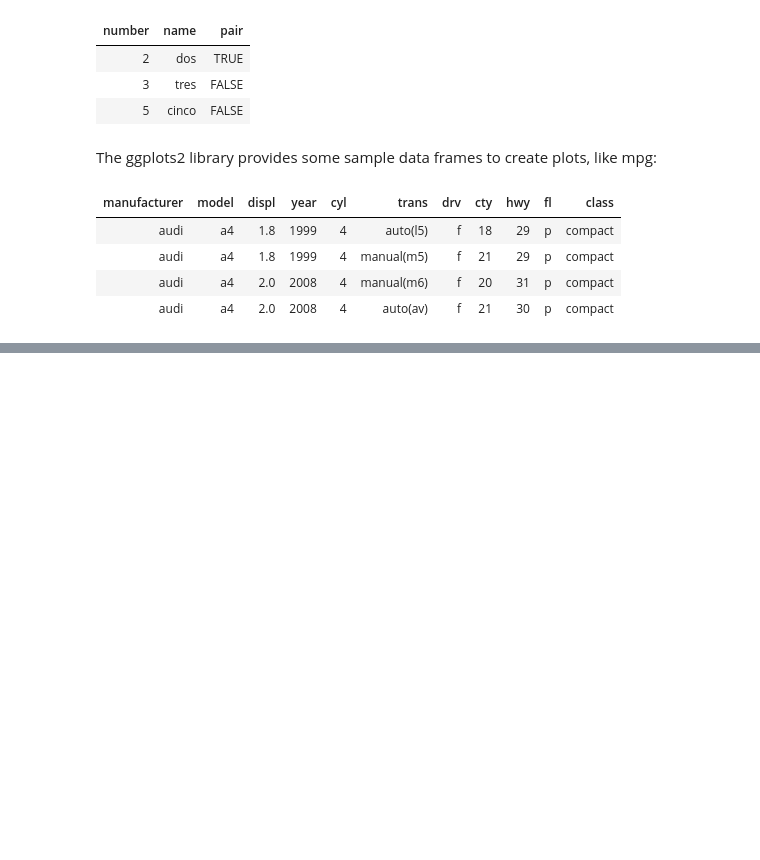
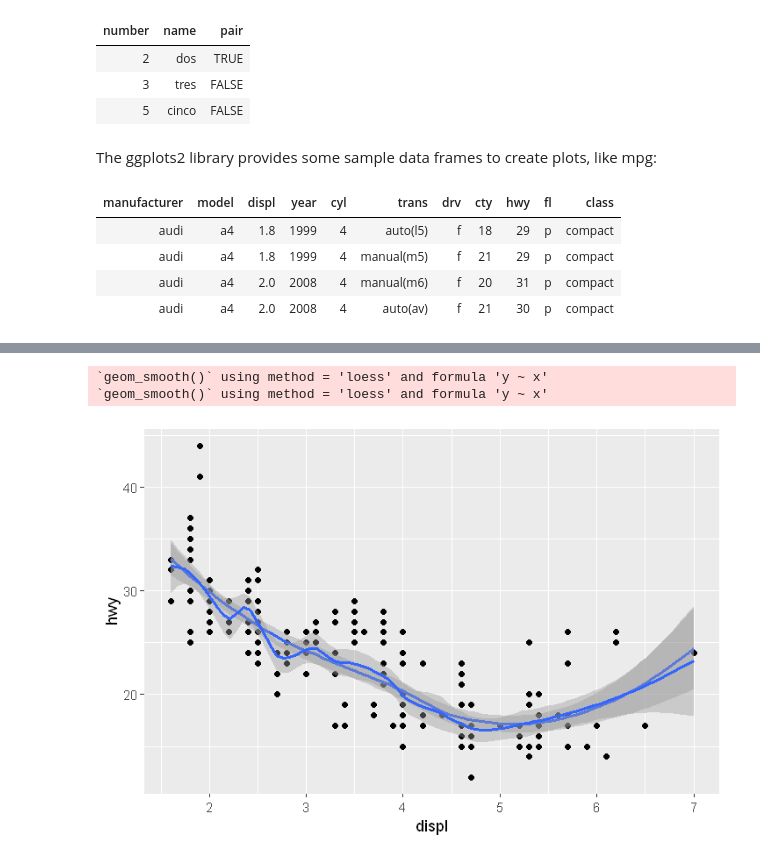
Before and after one commit to mapsa/bioinformatics-workshop-2020, a Jupyter notebook: Introduction_to_R.ipynb, the cells around one changed output, grey strips where cells are left out. Drawn from its saved outputs; the diff is of its cells as text; code cells hidden in the pictures; blank space fills up the shorter version.

```diff
--- a/Introduction_to_R.ipynb
+++ b/Introduction_to_R.ipynb
@@ -217,0 +224,7 @@ base + geom_smooth()
+# %%
+plot <- plot + geom_smooth(span = 0.3)
+plot
+# %% [output]
+`geom_smooth()` using method = 'loess' and formula 'y ~ x'
+`geom_smooth()` using method = 'loess' and formula 'y ~ x'
+[figure, added]
```
Also changed, not shown: parts of 4 cells of this notebook.
